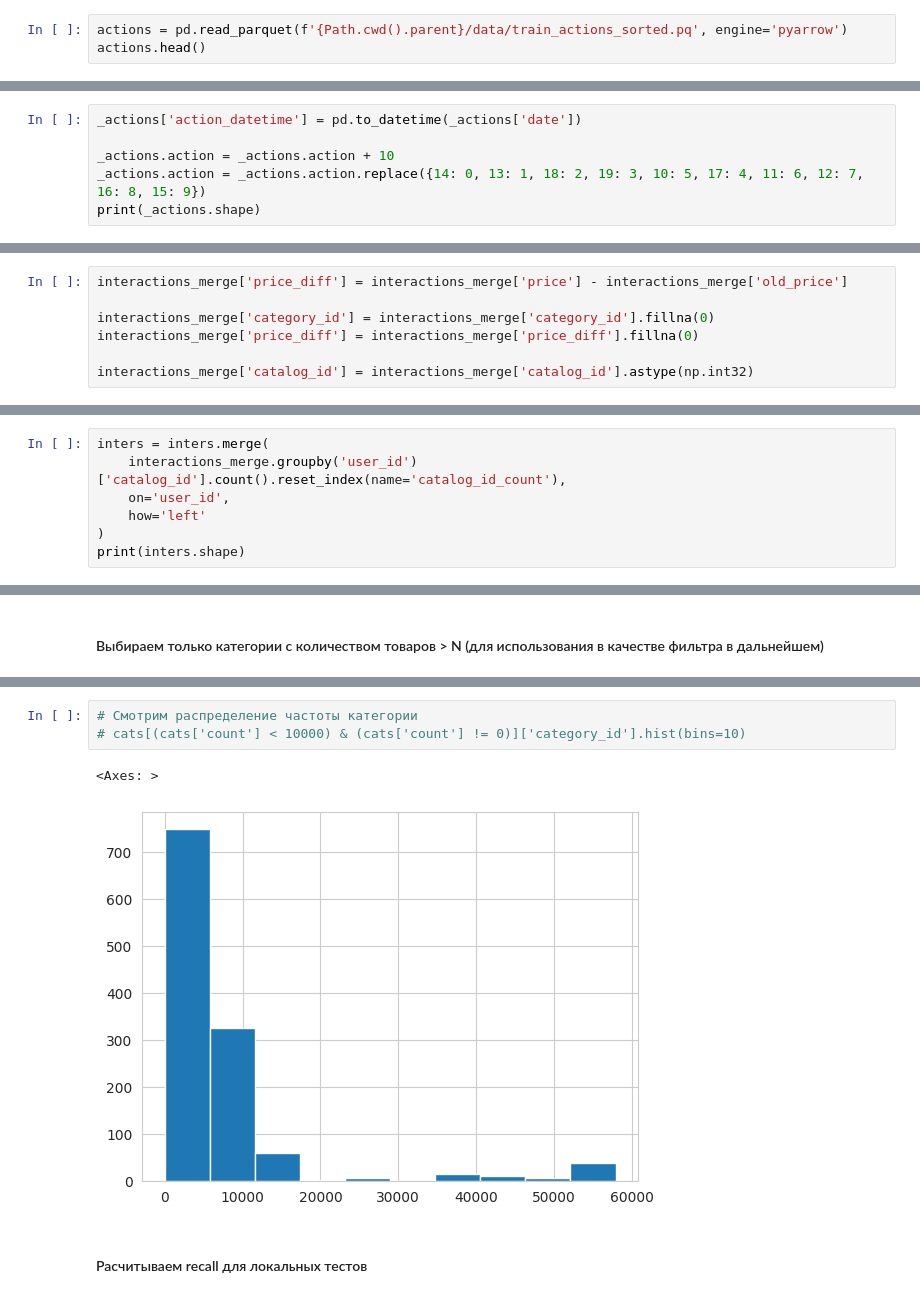
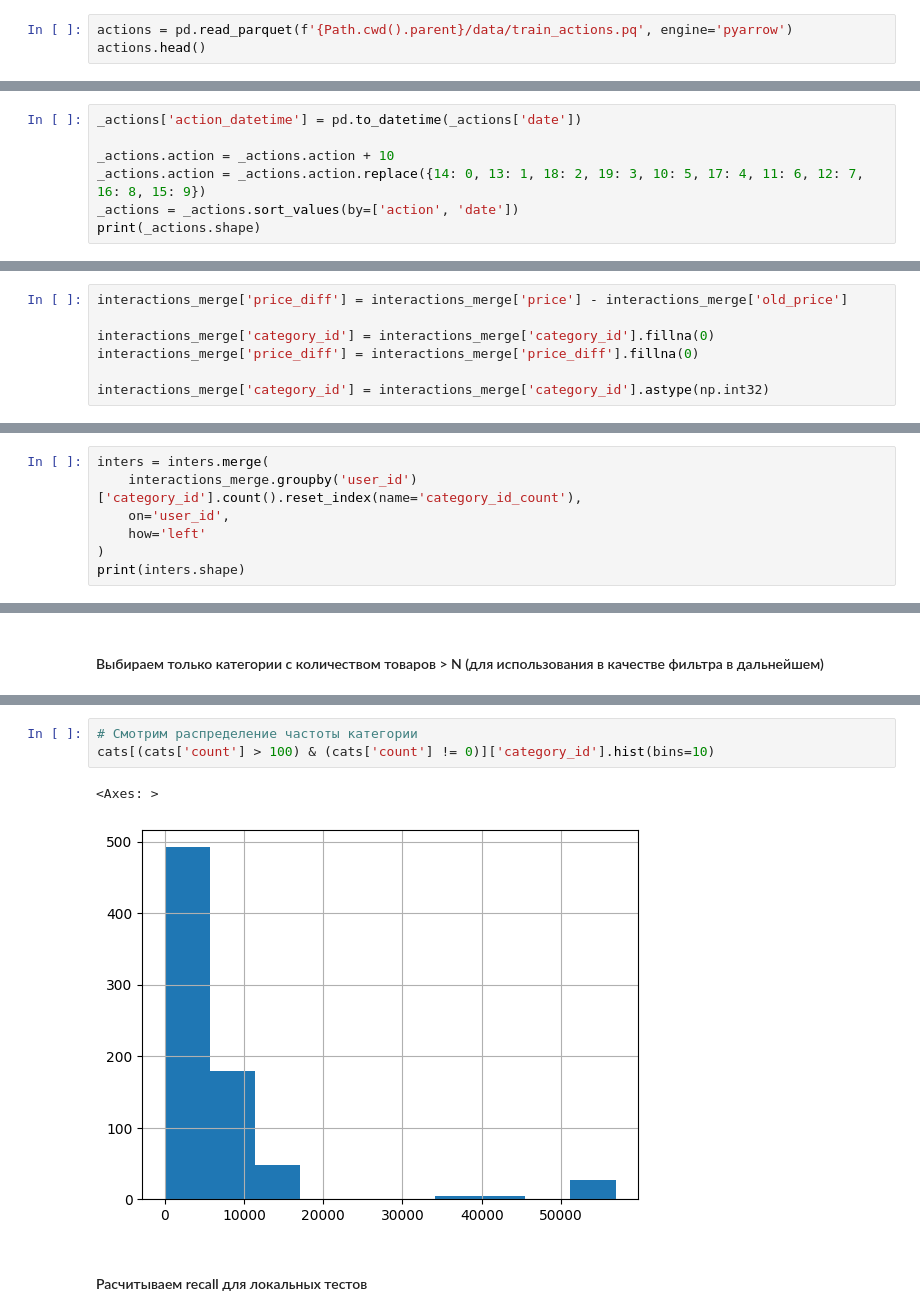
Before and after one commit to varsey/recommend-by-behaviour, a Jupyter notebook: solution/recommends.ipynb, the cells around one changed output, grey strips where cells are left out. Cells and saved outputs as stored; diff of their text form.

```diff
--- a/solution/recommends.ipynb
+++ b/solution/recommends.ipynb
@@ -35,7 +35,7 @@ catalog.head()
 | 3 | 2024-09-30 03:07:09 | 350 | 1025659 | 14546 | 7550 | 32640 50164 48557 25314 23255 42146 | 12590 |
 | 4 | 2024-09-30 03:07:09 | 350 | 1025668 | 1949 | 1290 | 51789 48557 56089 20149 | 1290 |
 # %%
-actions = pd.read_parquet(f'{Path.cwd().parent}/data/train_actions_sorted.pq', engine='pyarrow')
+actions = pd.read_parquet(f'{Path.cwd().parent}/data/train_actions.pq', engine='pyarrow')
 actions.head()
 # %% [output]
 |  | user_id | loc_user_id | action | date | products | pageId |
@@ -69,6 +69,7 @@ _actions['action_datetime'] = pd.to_datetime(_actions['date'])
 
 _actions.action = _actions.action + 10
 _actions.action = _actions.action.replace({14: 0, 13: 1, 18: 2, 19: 3, 10: 5, 17: 4, 11: 6, 12: 7, 16: 8, 15: 9})
+_actions = _actions.sort_values(by=['action', 'date'])
 print(_actions.shape)
 # %% [output]
 (6859002, 7)
@@ -109,7 +110,7 @@ interactions_merge['price_diff'] = interactions_merge['price'] - interactions_me
 interactions_merge['category_id'] = interactions_merge['category_id'].fillna(0)
 interactions_merge['price_diff'] = interactions_merge['price_diff'].fillna(0)
 
-interactions_merge['catalog_id'] = interactions_merge['catalog_id'].astype(np.int32)
+interactions_merge['category_id'] = interactions_merge['category_id'].astype(np.int32)
 # %%
 inters = interactions_merge.merge(
     interactions_merge.groupby('user_id')['loc_user_id'].count().reset_index(name='loc_user_count'),
@@ -121,7 +122,7 @@ print(inters.shape)
 (6859002, 19)
 # %%
 inters = inters.merge(
-    interactions_merge.groupby('user_id')['catalog_id'].count().reset_index(name='catalog_id_count'),
+    interactions_merge.groupby('user_id')['category_id'].count().reset_index(name='category_id_count'),
     on='user_id',
     how='left'
 )
@@ -370,8 +456,8 @@ Index(['category_id', 'count'], dtype='object')
 # %%
 # Смотрим распределение частоты категории
-# cats[(cats['count'] < 10000) & (cats['count'] != 0)]['category_id'].hist(bins=10)
+cats[(cats['count'] > 100) & (cats['count'] != 0)]['category_id'].hist(bins=10)
 # %% [output]
 <Axes: >
-[figure, old version]
+[figure, new version]
 # %% [markdown]
 #### Расчитываем recall для локальных тестов
```
Also changed, not shown: parts of 45 cells of this notebook, 1 other file.
